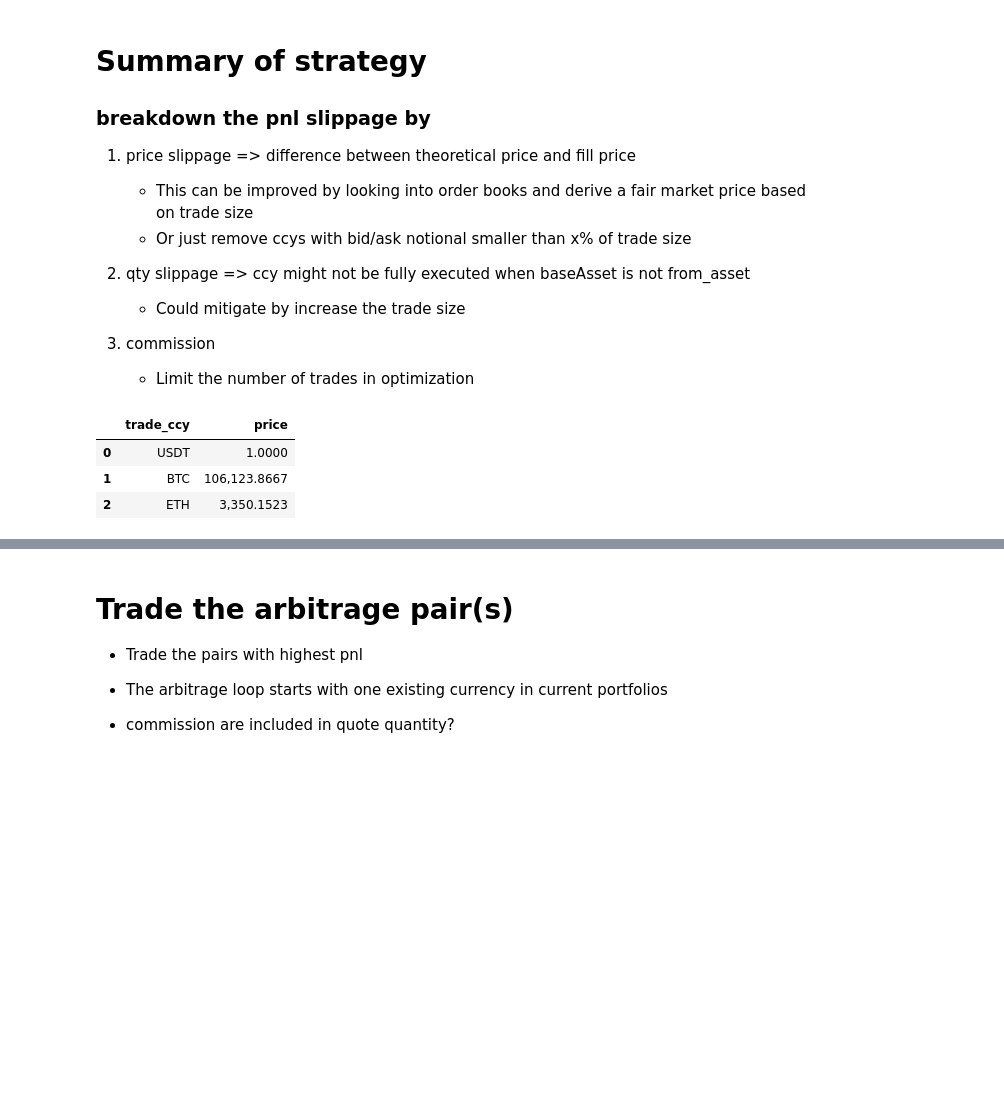
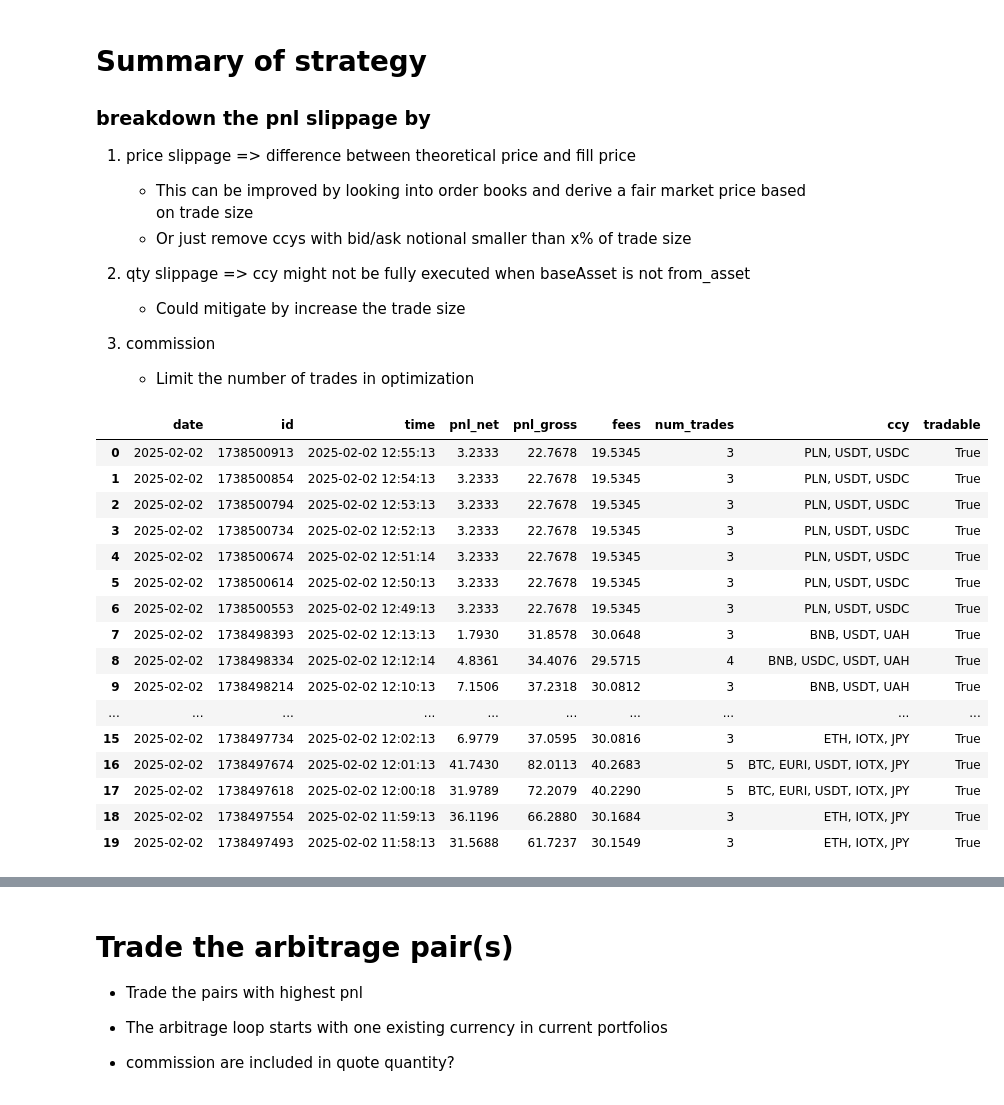
Before and after one commit to lok419/my-trading, a Jupyter notebook: strategy_v3/notebook/Binance Arbitrage.ipynb, the cells around one changed output, grey strips where cells are left out. Saved outputs shown, nothing was run; the diff lists cells and outputs as text; code cells hidden in the pictures; blank space fills up the shorter version.

```diff
--- a/strategy_v3/notebook/Binance Arbitrage.ipynb
+++ b/strategy_v3/notebook/Binance Arbitrage.ipynb
@@ -94,18 +94,3 @@ ALTER TABLE trades ADD COLUMN usd_price DOUBLE
 
 3. commission
     - Limit the number of trades in optimization
-# %%
-client = Binance().get_client()
-trade_ccy_price = {
-    'USDT': 1,
-    'BTC': float(client.get_avg_price(symbol='BTCUSDT')['price']),
-    'ETH': float(client.get_avg_price(symbol='ETHUSDT')['price']),
-}
-
-df_trade_ccy_price = pd.DataFrame([x for x in trade_ccy_price.items()], columns=['trade_ccy', 'price'])
-df_trade_ccy_price
-# %% [output]
-|  | trade_ccy | price |
-| 0 | USDT | 1.0000 |
-| 1 | BTC | 106,123.8667 |
-| 2 | ETH | 3,350.1523 |
@@ -112,3 +102,41 @@ df_trade_ccy_price
+# %%
+db = duck("binance_arb_zero_fees")
+db.query("""--sql
+    select
+        price_time::date as "date"
+        , epoch(price_time)::int as id
+        , strftime(price_time, '%Y-%m-%d %H:%M:%S') as time
+        , 10000 * (product(mkt_price_w_fee) - 1) as pnl_net
+        , 10000 * (product(mkt_price) - 1) as pnl_gross
+        , pnl_gross - pnl_net as fees
+        , count(1) as num_trades
+        , string_agg(from_asset, ', ') as ccy
+        , bool_or(from_asset in ('USDT', 'ETH', 'BTC')) as tradable
+    from trades
+    where
+        1=1
+    group by price_time
+    order by price_time desc
+    limit 20
+""")
+# %% [output]
+|  | date | id | time | pnl_net | pnl_gross | fees | num_trades | ccy | tradable |
+| 0 | 2025-02-02 | 1738500913 | 2025-02-02 12:55:13 | 3.2333 | 22.7678 | 19.5345 | 3 | PLN, USDT, USDC | True |
+| 1 | 2025-02-02 | 1738500854 | 2025-02-02 12:54:13 | 3.2333 | 22.7678 | 19.5345 | 3 | PLN, USDT, USDC | True |
+| 2 | 2025-02-02 | 1738500794 | 2025-02-02 12:53:13 | 3.2333 | 22.7678 | 19.5345 | 3 | PLN, USDT, USDC | True |
+| 3 | 2025-02-02 | 1738500734 | 2025-02-02 12:52:13 | 3.2333 | 22.7678 | 19.5345 | 3 | PLN, USDT, USDC | True |
+| 4 | 2025-02-02 | 1738500674 | 2025-02-02 12:51:14 | 3.2333 | 22.7678 | 19.5345 | 3 | PLN, USDT, USDC | True |
+| 5 | 2025-02-02 | 1738500614 | 2025-02-02 12:50:13 | 3.2333 | 22.7678 | 19.5345 | 3 | PLN, USDT, USDC | True |
+| 6 | 2025-02-02 | 1738500553 | 2025-02-02 12:49:13 | 3.2333 | 22.7678 | 19.5345 | 3 | PLN, USDT, USDC | True |
+| 7 | 2025-02-02 | 1738498393 | 2025-02-02 12:13:13 | 1.7930 | 31.8578 | 30.0648 | 3 | BNB, USDT, UAH | True |
+| 8 | 2025-02-02 | 1738498334 | 2025-02-02 12:12:14 | 4.8361 | 34.4076 | 29.5715 | 4 | BNB, USDC, USDT, UAH | True |
+| 9 | 2025-02-02 | 1738498214 | 2025-02-02 12:10:13 | 7.1506 | 37.2318 | 30.0812 | 3 | BNB, USDT, UAH | True |
+| ... | ... | ... | ... | ... | ... | ... | ... | ... | ... |
+| 15 | 2025-02-02 | 1738497734 | 2025-02-02 12:02:13 | 6.9779 | 37.0595 | 30.0816 | 3 | ETH, IOTX, JPY | True |
+| 16 | 2025-02-02 | 1738497674 | 2025-02-02 12:01:13 | 41.7430 | 82.0113 | 40.2683 | 5 | BTC, EURI, USDT, IOTX, JPY | True |
+| 17 | 2025-02-02 | 1738497618 | 2025-02-02 12:00:18 | 31.9789 | 72.2079 | 40.2290 | 5 | BTC, EURI, USDT, IOTX, JPY | True |
+| 18 | 2025-02-02 | 1738497554 | 2025-02-02 11:59:13 | 36.1196 | 66.2880 | 30.1684 | 3 | ETH, IOTX, JPY | True |
+| 19 | 2025-02-02 | 1738497493 | 2025-02-02 11:58:13 | 31.5688 | 61.7237 | 30.1549 | 3 | ETH, IOTX, JPY | True |
 # %%
 db = duck("binance_arb")
 db.query("""--sql
```
Also changed, not shown: parts of 8 cells of this notebook, 10 other files.
